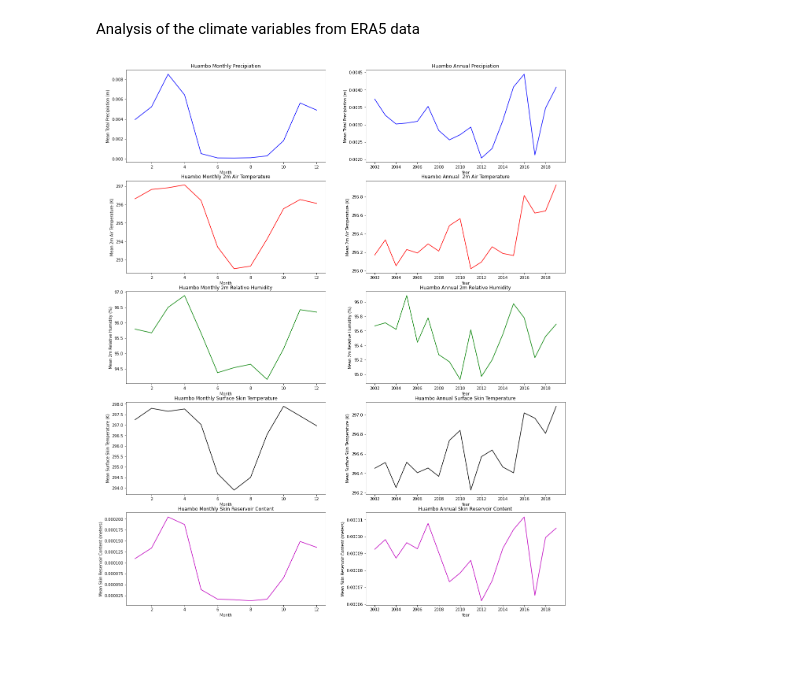
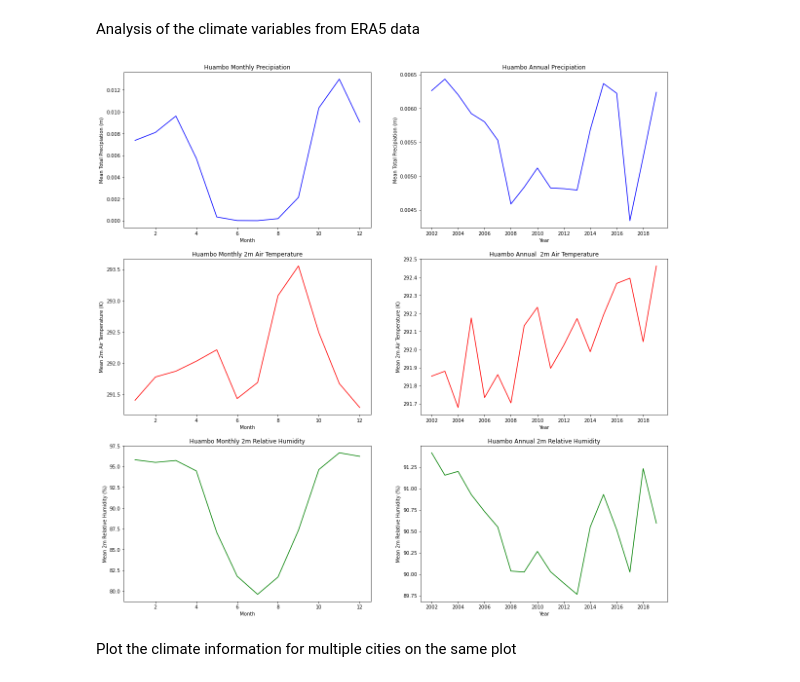
Before and after one commit to SarahBerk-github/MODIS_Gaussian, a Jupyter notebook: Climate_ERA5_Analysis_2020_12.ipynb, the cells around one changed output. Cells and saved outputs as stored; diff of their text form; code cells hidden in the pictures; blank space fills up the shorter version.

Commit message:
updated climate code to contain chart with multiple cities. Updated loop code to add constraints to GSA

```diff
--- a/Climate_ERA5_Analysis_2020_12.ipynb
+++ b/Climate_ERA5_Analysis_2020_12.ipynb
@@ -12,12 +12,12 @@ from matplotlib import ticker
 from matplotlib.ticker import MaxNLocator
 # %%
 #Set path to where the data is
-CITY_COUNTRY = 'HUAMBO_ANGOLA'     ##this needs to be manually changed to define which city (rest just run)
+CITY_COUNTRY = 'HUAMBO_ANGOLA'     ##this needs to be manually changed to define which city
 
 ######################################################################################################
 #load in csv of city lons and lats
 os.chdir(os.path.join(et.io.HOME, 'Documents', 'Python_Scripts', 'PROJECT'))
-CITY_COUNTRY_lat_lon = pd.read_excel('CITY_COUNTRY_lat_lon.xlsx', index_col=0)
+CITY_COUNTRY_lat_lon = pd.read_excel('CITY_COUNTRY_lat_lon.xlsx', index_col=None)
 #set the city latitude and longitudes
 City_Lat = CITY_COUNTRY_lat_lon[CITY_COUNTRY_lat_lon['CITY_COUNTRY'] == CITY_COUNTRY]['Lat'][0]
 City_Lon = CITY_COUNTRY_lat_lon[CITY_COUNTRY_lat_lon['CITY_COUNTRY'] == CITY_COUNTRY]['Lon'][0]
@@ -67,18 +67,18 @@ clim_df["rh"] = calc_rh(clim_df)
 
 #group by month/ year to get means
 g_mon = clim_df.groupby(["month"])
-monthly_averages = g_mon.aggregate({"tp":np.mean, "t2m":np.mean, "rh":np.mean, "skt":np.mean, "src":np.mean})
+monthly_averages = g_mon.aggregate({"tp":np.mean, "t2m":np.mean, "rh":np.mean})
 
 g_yr = clim_df.groupby(["year"])
-yearly_averages = g_yr.aggregate({"tp":np.mean, "t2m":np.mean, "rh":np.mean, "skt":np.mean, "src":np.mean})
+yearly_averages = g_yr.aggregate({"tp":np.mean, "t2m":np.mean, "rh":np.mean})
 
-#remove 2020 from the annual averages as data for Dec 2020 not available. Will skew 2020
+#remove 2020 from the annual averages as data only goes up to October 2020. Will skew 2020
 yearly_averages.drop(yearly_averages.tail(1).index,inplace=True) # drop last row
 
 
 #plot monthly and yearly precip, air temp 2m, relative humidity, skin temperature
 
-fig, axes = plt.subplots(nrows = 5,ncols = 2, figsize=(20, 25))
+fig, axes = plt.subplots(nrows = 3,ncols = 2, figsize=(20, 20))
 
 axes[0,0].plot(monthly_averages.tp, 'b')
 axes[0,0].set_title('{} Monthly Precipiation'.format(City_name))
@@ -88,51 +88,33 @@ axes[0,1].plot(yearly_averages.tp, 'b')
 axes[0,1].set_title('{} Annual Precipiation'.format(City_name))
 axes[0,1].set(xlabel = 'Year', ylabel = 'Mean Total Precipiation (m)')
 
 axes[1,0].plot(monthly_averages.t2m, 'r')
 axes[1,0].set_title('{} Monthly 2m Air Temperature'.format(City_name))
 axes[1,0].set(xlabel = 'Month', ylabel = 'Mean 2m Air Temperature (K)')
 
 axes[1,1].plot(yearly_averages.t2m, 'r')
 axes[1,1].set_title('{} Annual  2m Air Temperature'.format(City_name))
 axes[1,1].set(xlabel = 'Year', ylabel = 'Mean 2m Air Temperature (K)')
 
 axes[2,0].plot(monthly_averages.rh, 'g')
 axes[2,0].set_title('{} Monthly 2m Relative Humidity'.format(City_name))
 axes[2,0].set(xlabel = 'Month', ylabel = 'Mean 2m Relative Humidity (%)')
 
 axes[2,1].plot(yearly_averages.rh, 'g')
 axes[2,1].set_title('{} Annual 2m Relative Humidity'.format(City_name))
 axes[2,1].set(xlabel = 'Year', ylabel = 'Mean 2m Relative Humidity (%)')
 
-axes[3,0].plot(monthly_averages.skt, 'k')
-axes[3,0].set_title('{} Monthly Surface Skin Temperature'.format(City_name))
-axes[3,0].set(xlabel = 'Month', ylabel = 'Mean Surface Skin Temperature (K)')
-
-axes[3,1].plot(yearly_averages.skt, 'k')
-axes[3,1].set_title('{} Annual Surface Skin Temperature'.format(City_name))
-axes[3,1].set(xlabel = 'Year', ylabel = 'Mean Surface Skin Temperature (K)')
-
-axes[4,0].plot(monthly_averages.src, 'm')
-axes[4,0].set_title('{} Monthly Skin Reservoir Content'.format(City_name))
-axes[4,0].set(xlabel = 'Month', ylabel = 'Mean Skin Reservoir Content (meters)')
-
-axes[4,1].plot(yearly_averages.src, 'm')
-axes[4,1].set_title('{} Annual Skin Reservoir Content'.format(City_name))
-axes[4,1].set(xlabel = 'Year', ylabel = 'Mean Skin Reservoir Content (meters)')
-
 
 xa = axes[0,1].get_xaxis()
 xa.set_major_locator(MaxNLocator(integer=True)) #make sure the y axis sticks to integers as is by year
 xa = axes[1,1].get_xaxis()
 xa.set_major_locator(MaxNLocator(integer=True))
 xa = axes[2,1].get_xaxis()
 xa.set_major_locator(MaxNLocator(integer=True))
-xa = axes[3,1].get_xaxis()
-xa.set_major_locator(MaxNLocator(integer=True))
-xa = axes[4,1].get_xaxis()
-xa.set_major_locator(MaxNLocator(integer=True))
 
 #save the plot as a png
 plt.savefig('era5_clim_trends.png')
 # %% [output]
-[figure, old version]
+[figure, new version]
+# %% [markdown]
+Plot the climate information for multiple cities on the same plot
```
Also changed, not shown: parts of 3 cells of this notebook, 1 other file.
